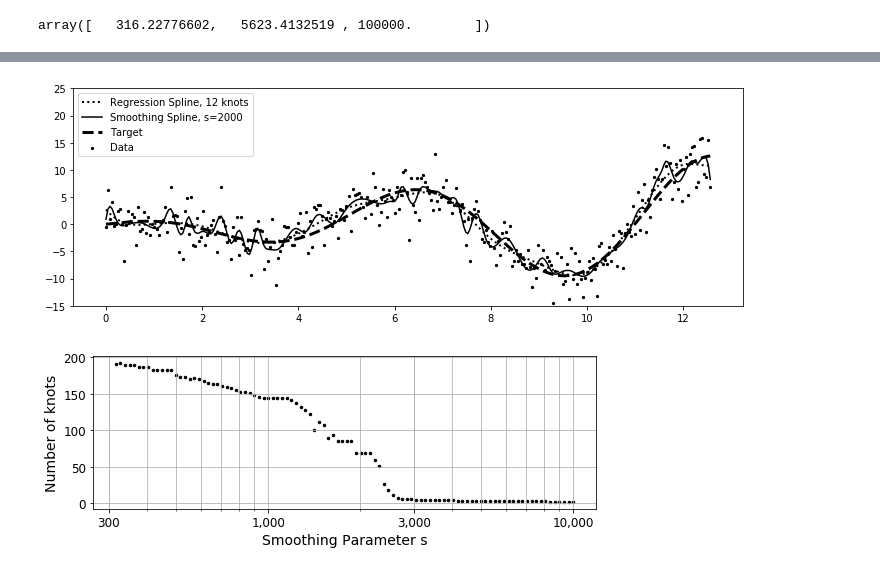
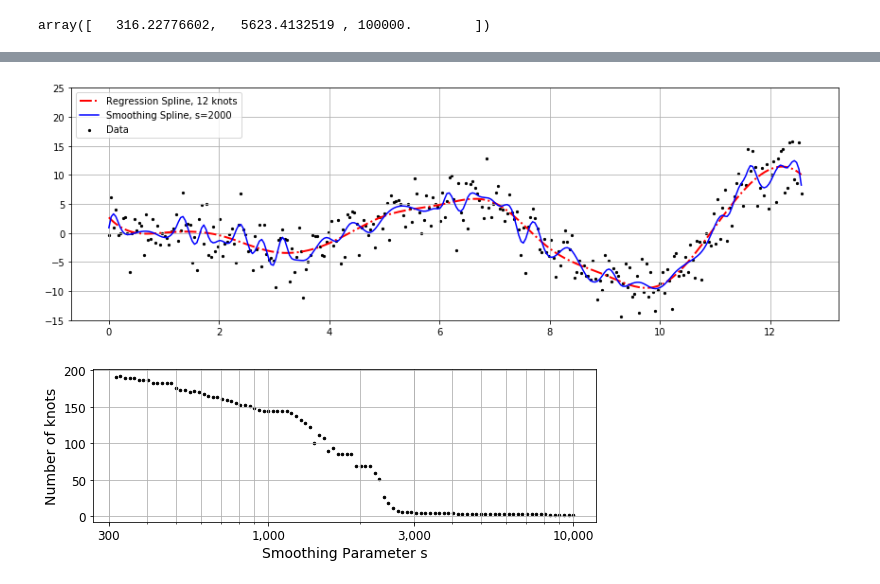
Before and after one commit to biomathman/machine-learning-in-python-book, a Jupyter notebook: notebooks/chapter-7-spline-regression.ipynb, the cells around one changed output, grey strips where cells are left out. Cells and saved outputs as stored; diff of their text form; code cells hidden in the pictures.

```diff
--- a/notebooks/chapter-7-spline-regression.ipynb
+++ b/notebooks/chapter-7-spline-regression.ipynb
@@ -187,17 +235,19 @@ fig.savefig("Smoothing-parameter-vs-MSE.pdf")
 # %%
 # plt.plot(X,LS(X,Y,t1)(X),c="k",ls="--",lw=.75, label="Regression Spline, 3 knotos")
-plt.plot(X,LS(X,Y,t2)(X),c="k",ls=":",lw=2,label="Regression Spline, 12 knots")
-plt.plot(X,US(X,Y,s=2000)(X),c="k",label="Smoothing Spline, s=2000")
-#plt.plot(X,US(XTRAIN,YTRAIN,s=2000)(X),c="k",ls="-.",label="Smoothing Spline, s=2000")
-
+plt.plot(X,LS(X,Y,np.arange(1,12,1))(X),c="red",ls="-.",
+         lw=2,label="Regression Spline, 12 knots")
+plt.plot(X,US(X,Y,s=2000)(X),c="blue",label="Smoothing Spline, s=2000")
+plt.grid()
 plt.scatter(X,Y,c="k",s=5,label="Data")
-plt.plot(X,X*np.cos(X),lw=3,ls="--",label="Target",c="k")
+#plt.plot(X,X*np.cos(X),lw=3,ls="--",label="Target",c="k")
 fig=plt.gcf()
 fig.set_size_inches(12,4)
 plt.legend(frameon=True,loc="upper left")
 plt.ylim(-15,25);
+fig.tight_layout()
+#fig.savefig("reg-vs-smooth-spline.pdf")
 # %% [output]
-[figure, old version]
+[figure, new version]
 # %%
 def num_knots(X,Y,spar):
     return len(US(X,Y,s=spar).get_knots())
```
Also changed, not shown: parts of 23 cells of this notebook, 2 other files.
